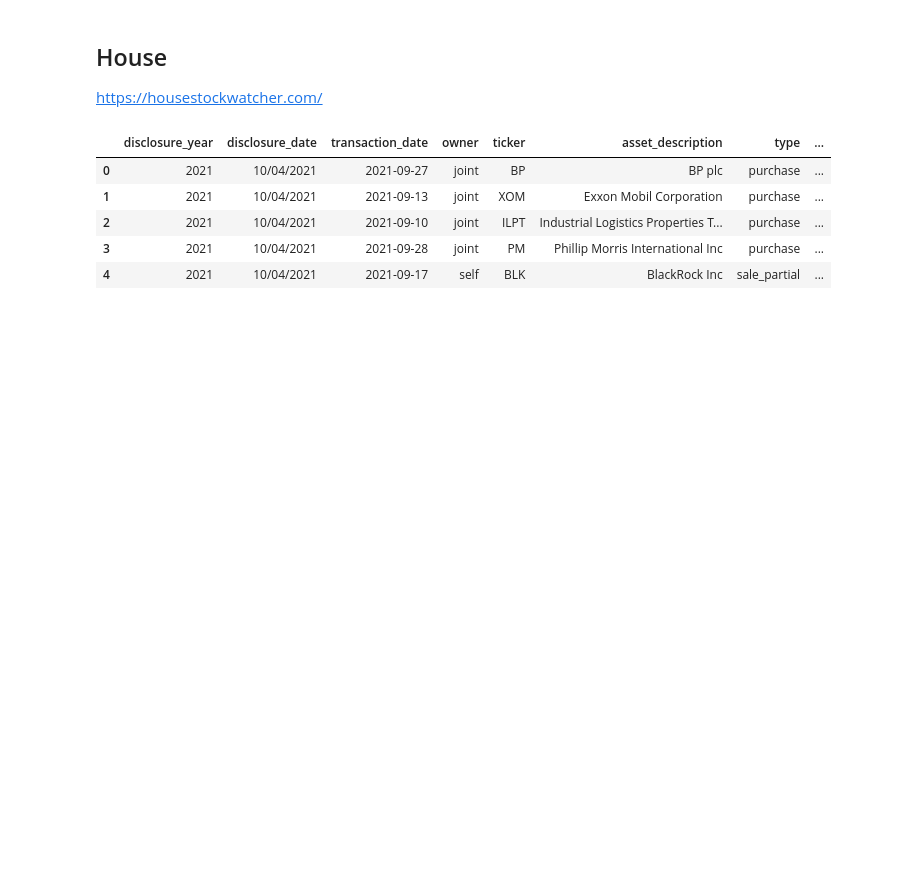
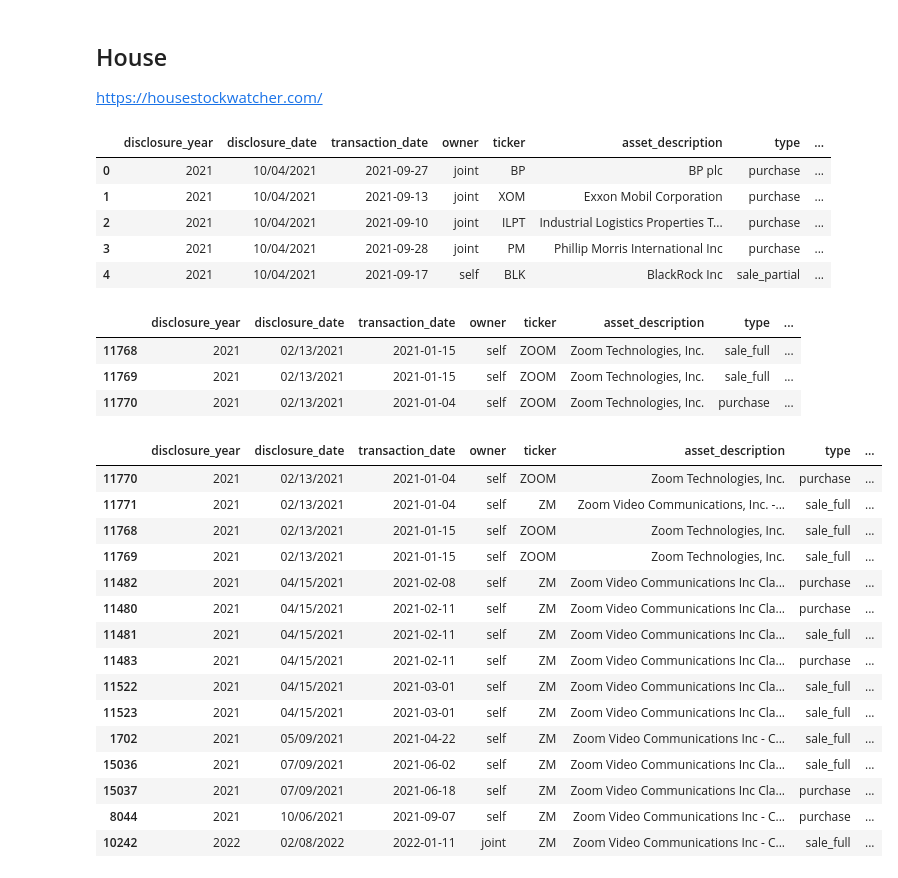
Before and after one commit to oooyiyangc/politician-voting-yc, a Jupyter notebook: src/eda.ipynb, the cells around one changed output. Saved outputs shown, nothing was run; the diff lists cells and outputs as text; code cells hidden in the pictures; blank space fills up the shorter version.

```diff
--- a/src/eda.ipynb
+++ b/src/eda.ipynb
@@ -103,3 +103,29 @@ house[:5]
 | 2 | 2021 | 10/04/2021 | 2021-09-10 | joint | ILPT | Industrial Logistics Properties T... | purchase | ... |
 | 3 | 2021 | 10/04/2021 | 2021-09-28 | joint | PM | Phillip Morris International Inc | purchase | ... |
 | 4 | 2021 | 10/04/2021 | 2021-09-17 | self | BLK | BlackRock Inc | sale_partial | ... |
+# %%
+house[house["ticker"]=="ZOOM"]
+# %% [output]
+|  | disclosure_year | disclosure_date | transaction_date | owner | ticker | asset_description | type | ... |
+| 11768 | 2021 | 02/13/2021 | 2021-01-15 | self | ZOOM | Zoom Technologies, Inc. | sale_full | ... |
+| 11769 | 2021 | 02/13/2021 | 2021-01-15 | self | ZOOM | Zoom Technologies, Inc. | sale_full | ... |
+| 11770 | 2021 | 02/13/2021 | 2021-01-04 | self | ZOOM | Zoom Technologies, Inc. | purchase | ... |
+# %%
+house[(house["district"]=="IL03") & (house["ticker"] == "ZM") | (house["ticker"] == "ZOOM")].sort_values(by="transaction_date")
+# %% [output]
+|  | disclosure_year | disclosure_date | transaction_date | owner | ticker | asset_description | type | ... |
+| 11770 | 2021 | 02/13/2021 | 2021-01-04 | self | ZOOM | Zoom Technologies, Inc. | purchase | ... |
+| 11771 | 2021 | 02/13/2021 | 2021-01-04 | self | ZM | Zoom Video Communications, Inc. -... | sale_full | ... |
+| 11768 | 2021 | 02/13/2021 | 2021-01-15 | self | ZOOM | Zoom Technologies, Inc. | sale_full | ... |
+| 11769 | 2021 | 02/13/2021 | 2021-01-15 | self | ZOOM | Zoom Technologies, Inc. | sale_full | ... |
+| 11482 | 2021 | 04/15/2021 | 2021-02-08 | self | ZM | Zoom Video Communications Inc Cla... | purchase | ... |
+| 11480 | 2021 | 04/15/2021 | 2021-02-11 | self | ZM | Zoom Video Communications Inc Cla... | purchase | ... |
+| 11481 | 2021 | 04/15/2021 | 2021-02-11 | self | ZM | Zoom Video Communications Inc Cla... | sale_full | ... |
+| 11483 | 2021 | 04/15/2021 | 2021-02-11 | self | ZM | Zoom Video Communications Inc Cla... | purchase | ... |
+| 11522 | 2021 | 04/15/2021 | 2021-03-01 | self | ZM | Zoom Video Communications Inc Cla... | sale_full | ... |
+| 11523 | 2021 | 04/15/2021 | 2021-03-01 | self | ZM | Zoom Video Communications Inc Cla... | sale_full | ... |
+| 1702 | 2021 | 05/09/2021 | 2021-04-22 | self | ZM | Zoom Video Communications Inc - C... | sale_full | ... |
+| 15036 | 2021 | 07/09/2021 | 2021-06-02 | self | ZM | Zoom Video Communications Inc Cla... | sale_full | ... |
+| 15037 | 2021 | 07/09/2021 | 2021-06-18 | self | ZM | Zoom Video Communications Inc Cla... | purchase | ... |
+| 8044 | 2021 | 10/06/2021 | 2021-09-07 | self | ZM | Zoom Video Communications Inc - C... | purchase | ... |
+| 10242 | 2022 | 02/08/2022 | 2022-01-11 | joint | ZM | Zoom Video Communications Inc - C... | sale_full | ... |
```
Also changed, not shown: 10 other files.
